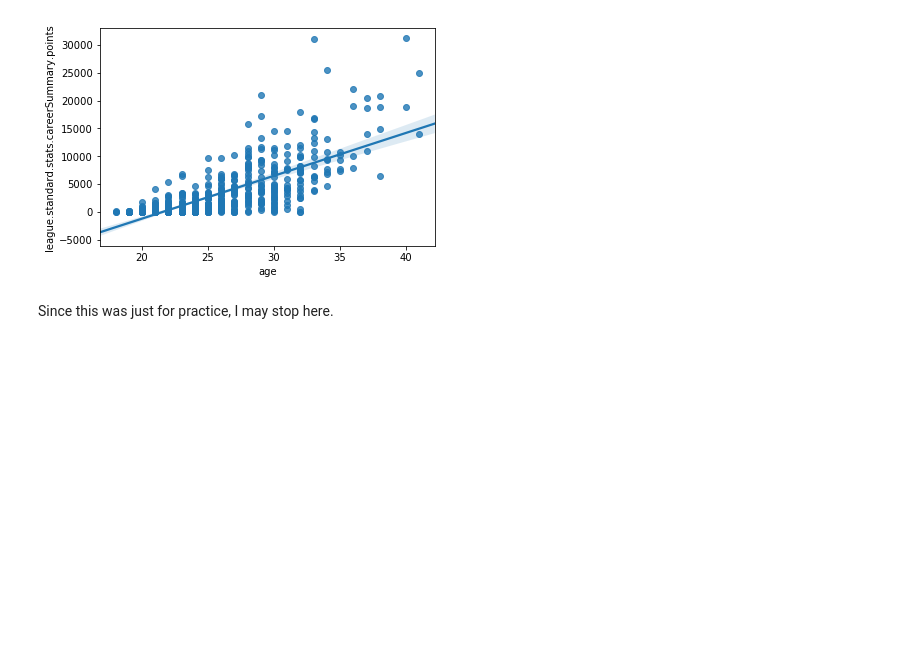
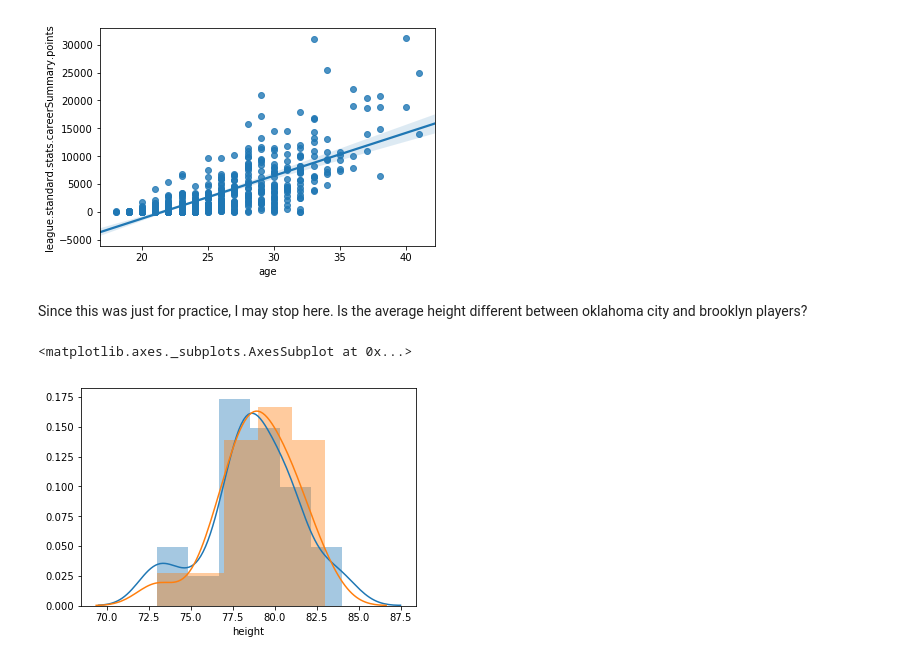
Before and after one commit to ycharm/practice_projects, a Jupyter notebook: BasketballDataExploration.ipynb, the cells around one changed output. Drawn from its saved outputs; the diff is of its cells as text; code cells hidden in the pictures; blank space fills up the shorter version.

```diff
--- a/BasketballDataExploration.ipynb
+++ b/BasketballDataExploration.ipynb
@@ -120,3 +121,13 @@ sns.regplot(x = 'age', y = 'league.standard.stats.careerSummary.points', data =
 [figure]
 # %% [markdown]
 Since this was just for practice, I may stop here.
+Is the average height different between oklahoma city and brooklyn players?
+# %%
+oklahoma_height = players_df[players_df['teamData.city']=='Oklahoma City'].height
+brooklyn_height = players_df[players_df['teamData.city']=='Brooklyn'].height
+# %%
+sns.distplot(oklahoma_height.dropna())
+sns.distplot(brooklyn_height.dropna())
+# %% [output]
+<matplotlib.axes._subplots.AxesSubplot at 0x...>
+[figure, added]
```
Also changed, not shown: parts of 5 cells of this notebook, 1 other file.
